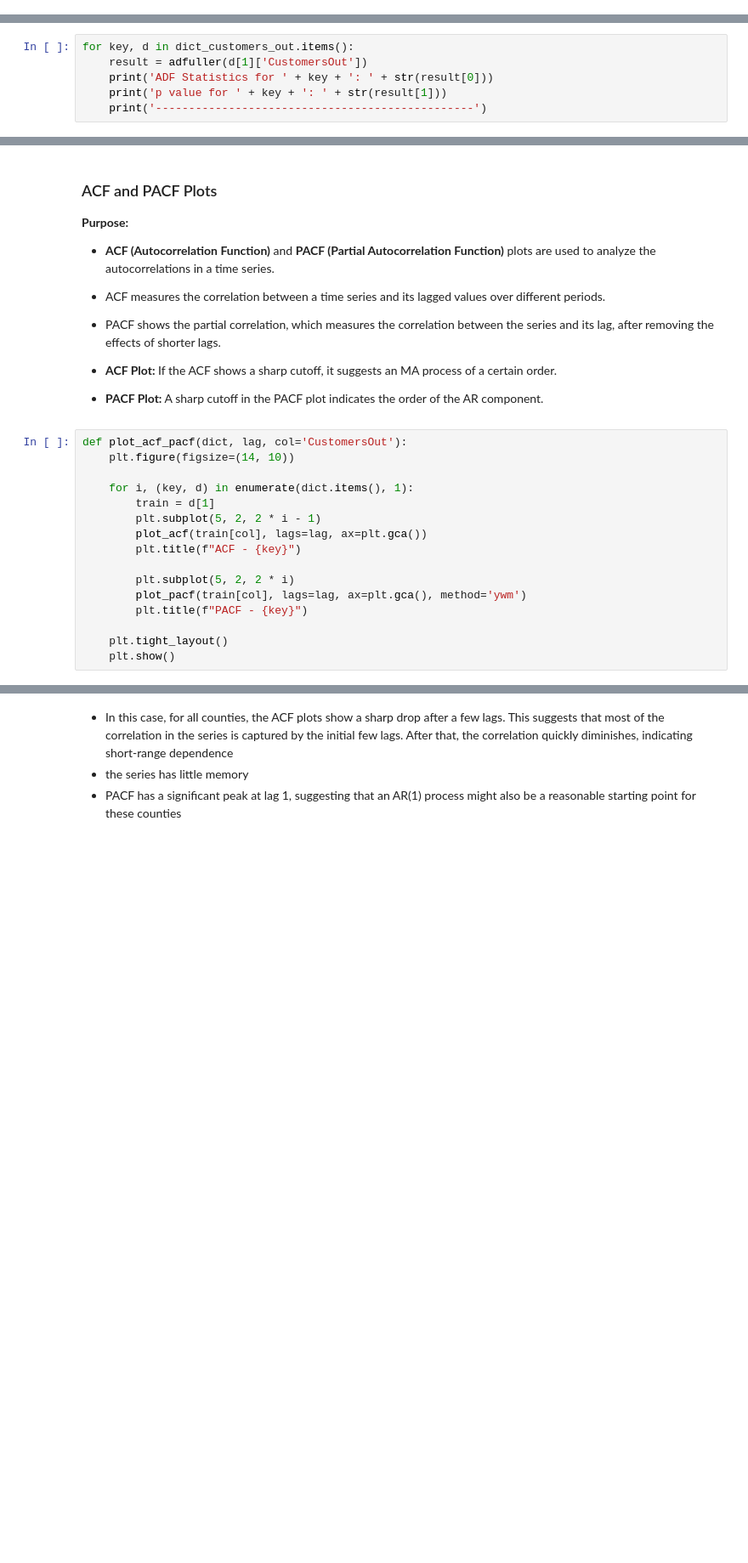
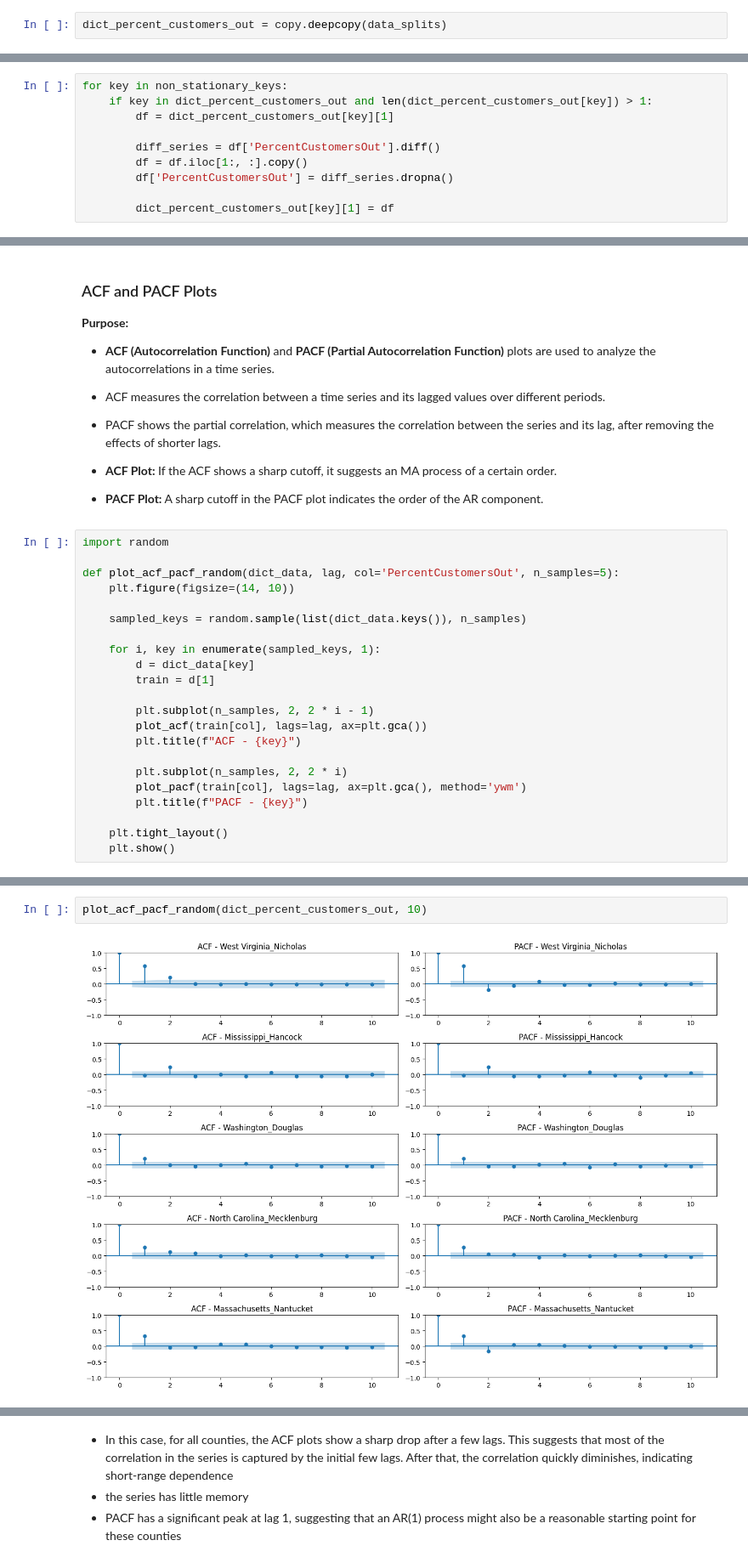
Before and after one commit to kwiatkowskaa/PowerOutage_Prediction, a Jupyter notebook: notebooks/03_model_development.ipynb, the cells around one changed output, grey strips where cells are left out. Shown at 85% size. Saved outputs shown, nothing was run; the diff lists cells and outputs as text; blank space fills up the shorter version.

```diff
--- a/notebooks/03_model_development.ipynb
+++ b/notebooks/03_model_development.ipynb
@@ -276,8 +273,4 @@ for key, d in dict_customers_out.items():
+# %%
+dict_percent_customers_out = copy.deepcopy(data_splits)
 # %% [markdown]
 The Augmented Dickey-Fuller (ADF) Test is a statistical test used to determine whether a time series is stationary or not. A stationary series has constant statistical properties such as mean, variance, and autocorrelation over time. The ADF test works by testing the null hypothesis that a unit root is present in the time series, which would imply the series is non-stationary (i.e., it has a trend or random walk behavior). If the test statistic is significantly negative and the p-value is low (usually less than 0.05), we reject the null hypothesis and conclude that the series is stationary.
-# %%
-for key, d in dict_customers_out.items():
-    result = adfuller(d[1]['CustomersOut'])
-    print('ADF Statistics for ' + key + ': ' + str(result[0]))
-    print('p value for ' + key + ': ' + str(result[1]))
-    print('------------------------------------------------')
@@ -300,3 +327,13 @@ p value for Berks: 0.0
+# %%
+for key in non_stationary_keys:
+    if key in dict_percent_customers_out and len(dict_percent_customers_out[key]) > 1:
+        df = dict_percent_customers_out[key][1]
+
+        diff_series = df['PercentCustomersOut'].diff()
+        df = df.iloc[1:, :].copy()
+        df['PercentCustomersOut'] = diff_series.dropna()
+
+        dict_percent_customers_out[key][1] = df
 # %% [markdown]
 #### Interpretation:
 
@@ -314,16 +351,22 @@ All p-values are smaller than 0.05, which means that for each of these counties,
 - **ACF Plot:** If the ACF shows a sharp cutoff, it suggests an MA process of a certain order.
 - **PACF Plot:** A sharp cutoff in the PACF plot indicates the order of the AR component.
 # %%
-def plot_acf_pacf(dict, lag, col='CustomersOut'):
+import random
+
+def plot_acf_pacf_random(dict_data, lag, col='PercentCustomersOut', n_samples=5):
     plt.figure(figsize=(14, 10))
 
-    for i, (key, d) in enumerate(dict.items(), 1):
+    sampled_keys = random.sample(list(dict_data.keys()), n_samples)
+
+    for i, key in enumerate(sampled_keys, 1):
+        d = dict_data[key]
         train = d[1]
-        plt.subplot(5, 2, 2 * i - 1)
+
+        plt.subplot(n_samples, 2, 2 * i - 1)
         plot_acf(train[col], lags=lag, ax=plt.gca())
         plt.title(f"ACF - {key}")
 
-        plt.subplot(5, 2, 2 * i)
+        plt.subplot(n_samples, 2, 2 * i)
         plot_pacf(train[col], lags=lag, ax=plt.gca(), method='ywm')
         plt.title(f"PACF - {key}")
 
@@ -339,0 +375,4 @@ plot_acf_pacf(dict_customers_out, 100)
+# %%
+plot_acf_pacf_random(dict_percent_customers_out, 10)
+# %% [output]
+[figure, added]
```
Also changed, not shown: parts of 61 cells of this notebook.
